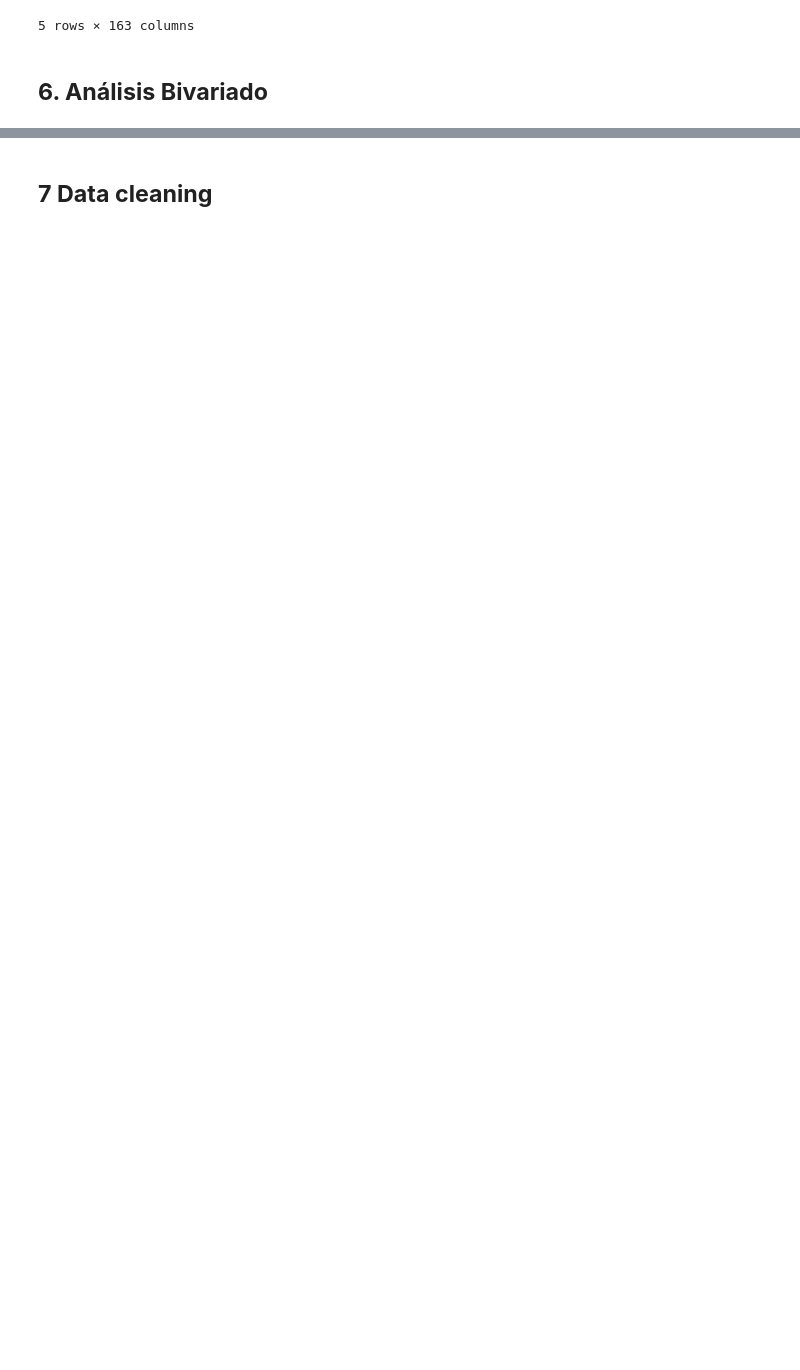
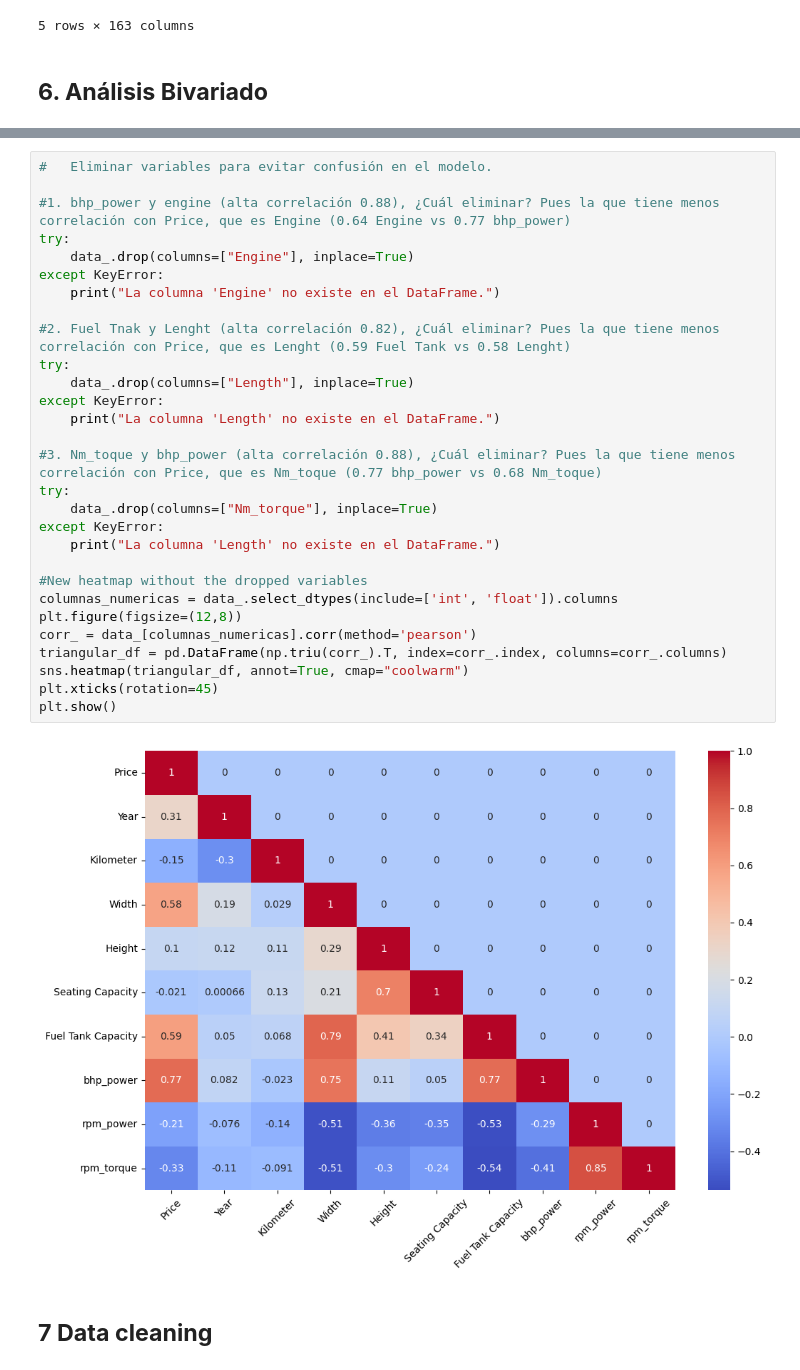
Before and after one commit to Emmaquantum/Data-Science-project-Vehicles, a Jupyter notebook: Main.ipynb, the cells around one changed output, grey strips where cells are left out. Cells and saved outputs as stored; diff of their text form; blank space fills up the shorter version.

```diff
--- a/Main.ipynb
+++ b/Main.ipynb
@@ -1010,3 +904,34 @@ Podemos concluir con confianza que existe una **relación lineal real** entre el
+# %%
+#   Eliminar variables para evitar confusión en el modelo.
+
+#1. bhp_power y engine (alta correlación 0.88), ¿Cuál eliminar? Pues la que tiene menos correlación con Price, que es Engine (0.64 Engine vs 0.77 bhp_power)
+try:
+    data_.drop(columns=["Engine"], inplace=True)
+except KeyError:
+    print("La columna 'Engine' no existe en el DataFrame.")
+
+#2. Fuel Tnak y Lenght (alta correlación 0.82), ¿Cuál eliminar? Pues la que tiene menos correlación con Price, que es Lenght (0.59 Fuel Tank vs 0.58 Lenght)
+try:
+    data_.drop(columns=["Length"], inplace=True)
+except KeyError:
+    print("La columna 'Length' no existe en el DataFrame.")
+
+#3. Nm_toque y bhp_power (alta correlación 0.88), ¿Cuál eliminar? Pues la que tiene menos correlación con Price, que es Nm_toque (0.77 bhp_power vs 0.68 Nm_toque)
+try:
+    data_.drop(columns=["Nm_torque"], inplace=True)
+except KeyError:
+    print("La columna 'Length' no existe en el DataFrame.")
+
+#New heatmap without the dropped variables
+columnas_numericas = data_.select_dtypes(include=['int', 'float']).columns
+plt.figure(figsize=(12,8))
+corr_ = data_[columnas_numericas].corr(method='pearson')
+triangular_df = pd.DataFrame(np.triu(corr_).T, index=corr_.index, columns=corr_.columns)
+sns.heatmap(triangular_df, annot=True, cmap="coolwarm")
+plt.xticks(rotation=45)
+plt.show()
+# %% [output]
+[figure, added]
 # %% [markdown]
 ## **7 Data cleaning**
 # %% [markdown]
```
Also changed, not shown: parts of 38 cells of this notebook.
